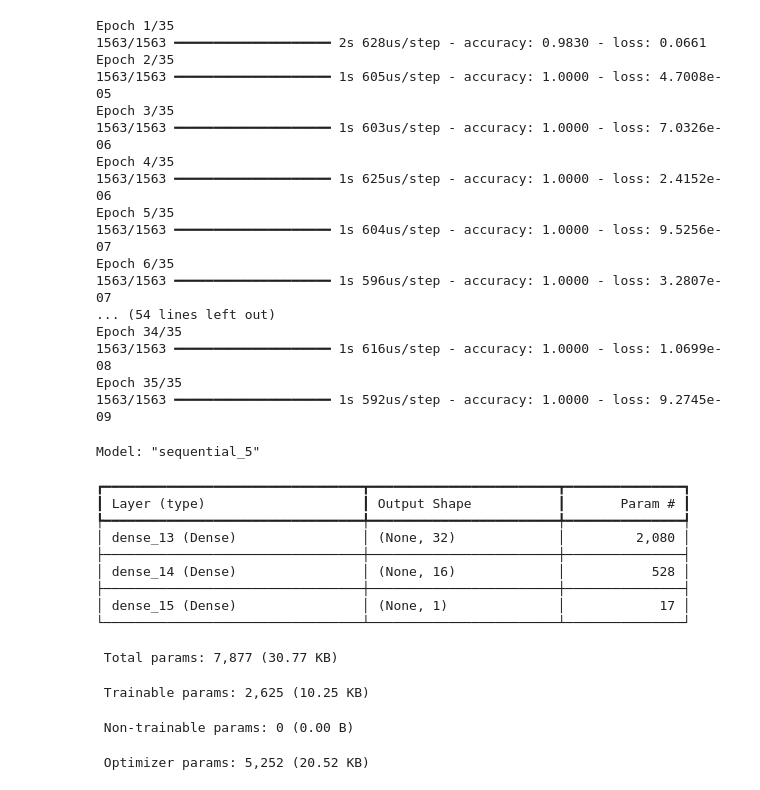
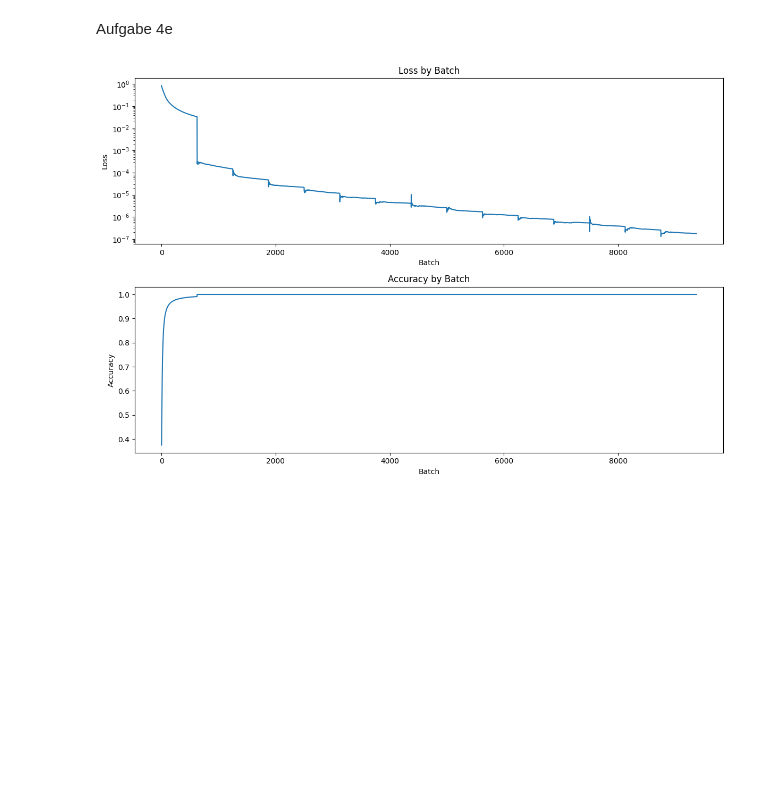
Before and after one commit to PhiIantrop/Neuronensimulation, a Jupyter notebook: Aufgabe_4.ipynb, the cells around one changed output. Cells and saved outputs as stored; diff of their text form; code cells hidden in the pictures; blank space fills up the shorter version.

```diff
--- a/Aufgabe_4.ipynb
+++ b/Aufgabe_4.ipynb
@@ -96,10 +112,12 @@ maximum difference from correct result: 0.14178961515426636
+# %% [markdown]
+Aufgabe 4e
 # %%
 good_patterns = [
     list(np.array(list(zip(np.ones(32), np.zeros(32)))).flatten()),
     list(np.array(list(zip(np.zeros(32), np.ones(32)))).flatten())
 ]
 
-training_data_length = 50_000
+training_data_length = 20_000
 
 def getTrainingData(length, pattern_length):
     training_data = np.array([np.array([0, 1]).repeat(pattern_length / 2)] * length)
@@ -122,45 +140,15 @@ correct_results_training_data = getCorrectResults(training_data)
 # %%
 NN = keras.Sequential()
 NN.add(keras.Input(shape=(64,)))
 NN.add(keras.layers.Dense(32, activation="relu"))
 NN.add(keras.layers.Dense(16, activation="relu"))
-NN.add(keras.layers.Dense(1, activation="sigmoid")) # sigmoid(x) = 1 / (1 + exp(-x)) here
+NN.add(keras.layers.Dense(1, activation="sigmoid"))
 
 NN.compile(loss="binary_crossentropy", optimizer="Adam", metrics=["accuracy"])
 
-NN.fit(training_data, correct_results_training_data, epochs=15)
-
-NN.summary()
+training_history = TrainingHistory()
+NN.fit(training_data, correct_results_training_data, epochs=15, callbacks=[training_history], verbose=0)
+training_history.plot()
 # %% [output]
-Epoch 1/35
-1563/1563 ━━━━━━━━━━━━━━━━━━━━ 2s 628us/step - accuracy: 0.9830 - loss: 0.0661
-Epoch 2/35
-1563/1563 ━━━━━━━━━━━━━━━━━━━━ 1s 605us/step - accuracy: 1.0000 - loss: 4.7008e-05
-Epoch 3/35
-1563/1563 ━━━━━━━━━━━━━━━━━━━━ 1s 603us/step - accuracy: 1.0000 - loss: 7.0326e-06
-Epoch 4/35
-1563/1563 ━━━━━━━━━━━━━━━━━━━━ 1s 625us/step - accuracy: 1.0000 - loss: 2.4152e-06
-Epoch 5/35
-1563/1563 ━━━━━━━━━━━━━━━━━━━━ 1s 604us/step - accuracy: 1.0000 - loss: 9.5256e-07
-Epoch 6/35
-1563/1563 ━━━━━━━━━━━━━━━━━━━━ 1s 596us/step - accuracy: 1.0000 - loss: 3.2807e-07
-... (54 lines left out)
-Epoch 34/35
-1563/1563 ━━━━━━━━━━━━━━━━━━━━ 1s 616us/step - accuracy: 1.0000 - loss: 1.0699e-08
-Epoch 35/35
-1563/1563 ━━━━━━━━━━━━━━━━━━━━ 1s 592us/step - accuracy: 1.0000 - loss: 9.2745e-09
-Model: "sequential_5"
-┏━━━━━━━━━━━━━━━━━━━━━━━━━━━━━━━━━┳━━━━━━━━━━━━━━━━━━━━━━━━┳━━━━━━━━━━━━━━━┓
-┃ Layer (type)                    ┃ Output Shape           ┃       Param # ┃
-┡━━━━━━━━━━━━━━━━━━━━━━━━━━━━━━━━━╇━━━━━━━━━━━━━━━━━━━━━━━━╇━━━━━━━━━━━━━━━┩
-│ dense_13 (Dense)                │ (None, 32)             │         2,080 │
-├─────────────────────────────────┼────────────────────────┼───────────────┤
-│ dense_14 (Dense)                │ (None, 16)             │           528 │
-├─────────────────────────────────┼────────────────────────┼───────────────┤
-│ dense_15 (Dense)                │ (None, 1)              │            17 │
-└─────────────────────────────────┴────────────────────────┴───────────────┘
- Total params: 7,877 (30.77 KB)
- Trainable params: 2,625 (10.25 KB)
- Non-trainable params: 0 (0.00 B)
- Optimizer params: 5,252 (20.52 KB)
+[figure, added]
 # %%
```
Also changed, not shown: parts of 6 cells of this notebook.
